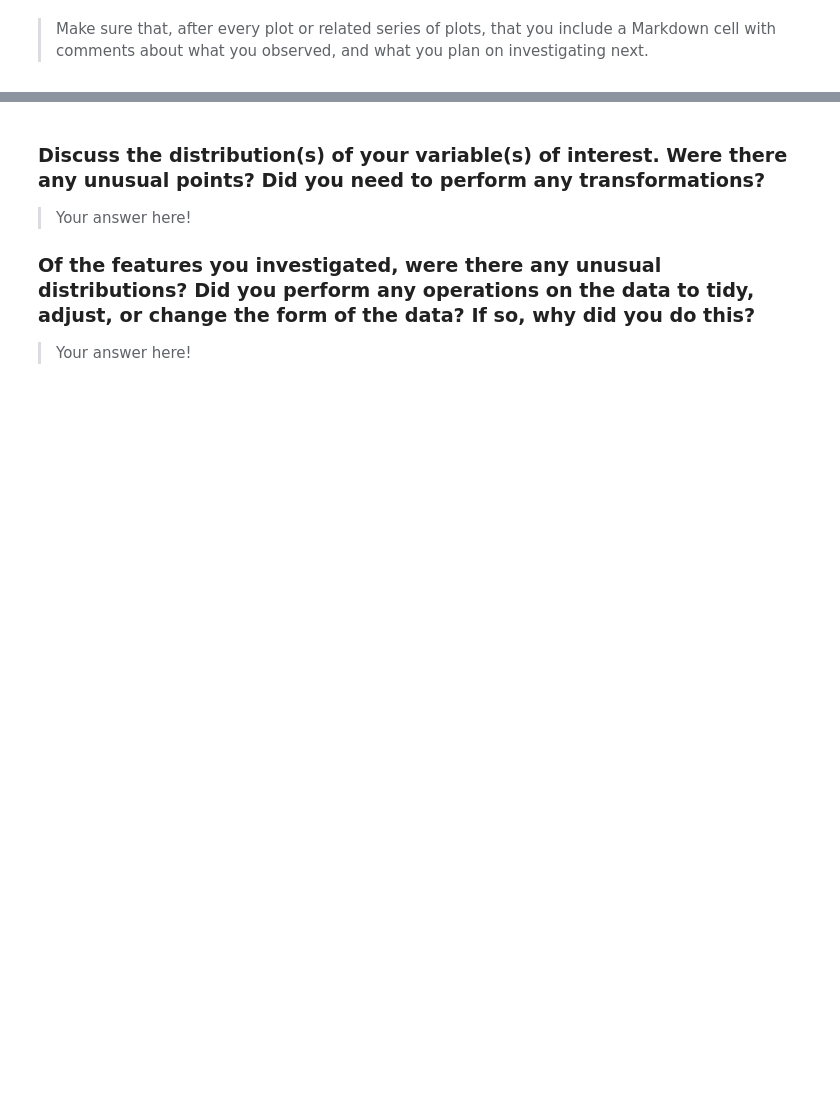
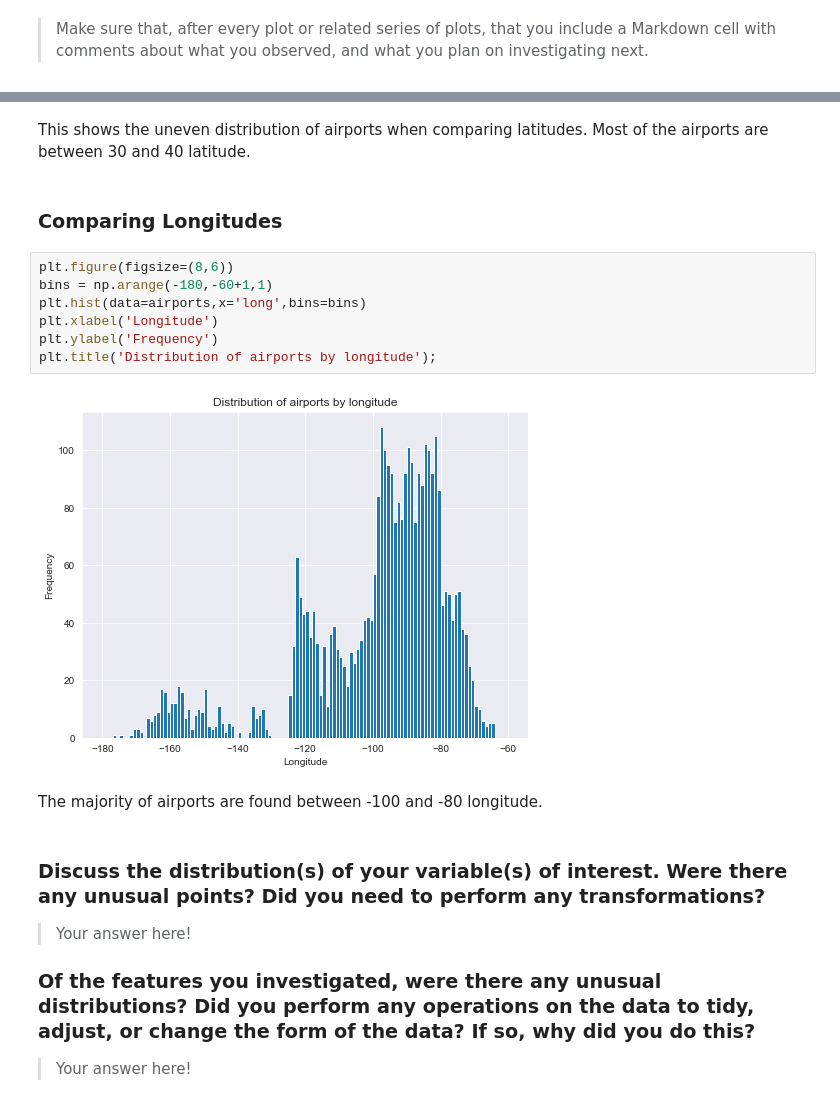
Before and after one commit to Vincentk-94/Communicate_data_findings, a Jupyter notebook: 2008 Flight Delays - Project.ipynb, the cells around one changed output, grey strips where cells are left out. Cells and saved outputs as stored; diff of their text form; blank space fills up the shorter version.

```diff
--- a/2008 Flight Delays - Project.ipynb
+++ b/2008 Flight Delays - Project.ipynb
@@ -795,3 +777,18 @@ you plan on investigating next.
+# %% [markdown]
+This shows the uneven distribution of airports when comparing latitudes. Most of the airports are between 30 and 40 latitude.
+# %% [markdown]
+### Comparing Longitudes
+# %%
+plt.figure(figsize=(8,6))
+bins = np.arange(-180,-60+1,1)
+plt.hist(data=airports,x='long',bins=bins)
+plt.xlabel('Longitude')
+plt.ylabel('Frequency')
+plt.title('Distribution of airports by longitude');
+# %% [output]
+[figure, added]
+# %% [markdown]
+The majority of airports are found between -100 and -80 longitude.
 # %% [markdown]
 ### Discuss the distribution(s) of your variable(s) of interest. Were there any unusual points? Did you need to perform any transformations?
 
```
Also changed, not shown: parts of 46 cells of this notebook.
